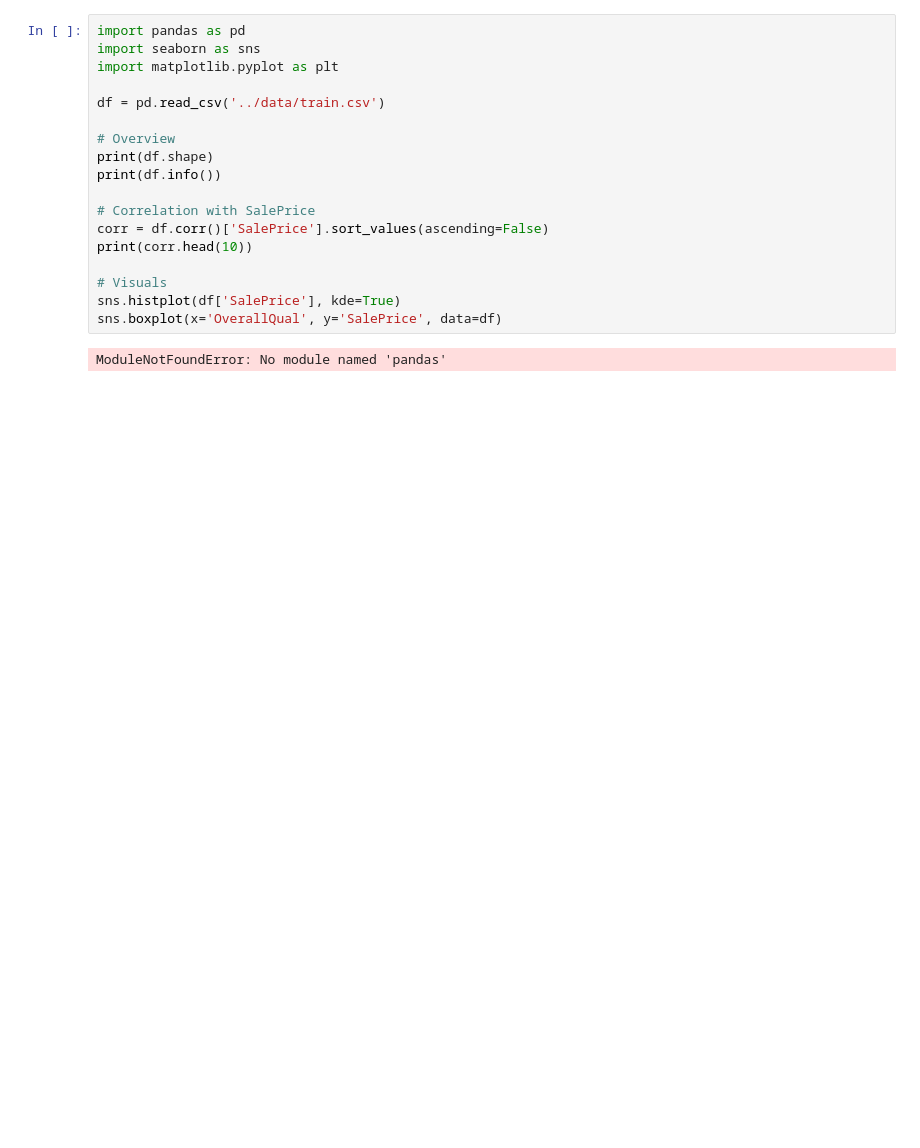
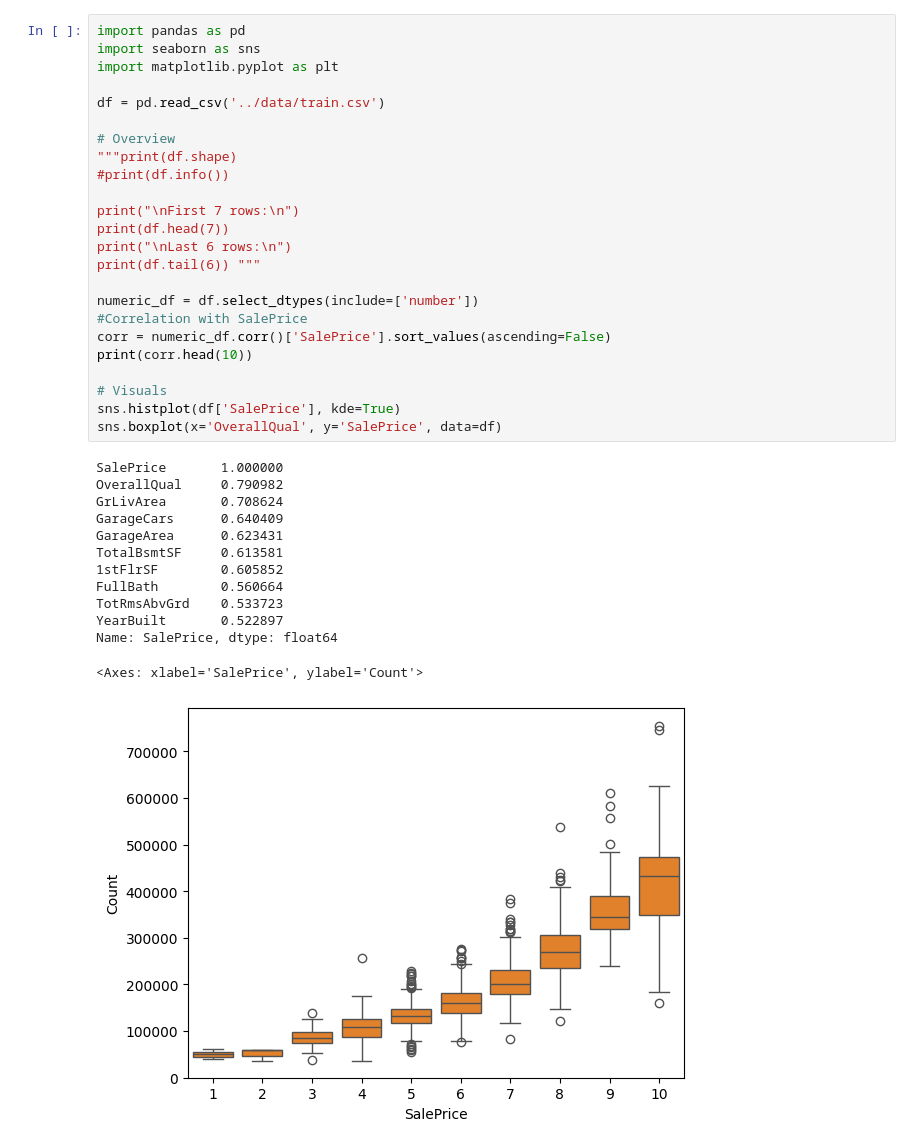
Before and after one commit to PgStar1/House-Price-Prediction, a Jupyter notebook: notebooks/house_price_eda.ipynb, the cells around one changed output. Drawn from its saved outputs; the diff is of its cells as text; blank space fills up the shorter version.

```diff
--- a/notebooks/house_price_eda.ipynb
+++ b/notebooks/house_price_eda.ipynb
@@ -1,20 +25,38 @@
 # %%
 import pandas as pd
 import seaborn as sns
 import matplotlib.pyplot as plt
 
 df = pd.read_csv('../data/train.csv')
 
 # Overview
-print(df.shape)
-print(df.info())
+"""print(df.shape)
+#print(df.info())
 
-# Correlation with SalePrice
-corr = df.corr()['SalePrice'].sort_values(ascending=False)
+print("\nFirst 7 rows:\n")
+print(df.head(7))
+print("\nLast 6 rows:\n")
+print(df.tail(6)) """
+
+numeric_df = df.select_dtypes(include=['number'])
+#Correlation with SalePrice
+corr = numeric_df.corr()['SalePrice'].sort_values(ascending=False)
 print(corr.head(10))
 
 # Visuals
 sns.histplot(df['SalePrice'], kde=True)
 sns.boxplot(x='OverallQual', y='SalePrice', data=df)
 # %% [output]
-ModuleNotFoundError: No module named 'pandas'
+SalePrice       1.000000
+OverallQual     0.790982
+GrLivArea       0.708624
+GarageCars      0.640409
+GarageArea      0.623431
+TotalBsmtSF     0.613581
+1stFlrSF        0.605852
+FullBath        0.560664
+TotRmsAbvGrd    0.533723
+YearBuilt       0.522897
+Name: SalePrice, dtype: float64
+<Axes: xlabel='SalePrice', ylabel='Count'>
+[figure, added]
```
Also changed, not shown: parts of 1 cell of this notebook, 1 other file.
